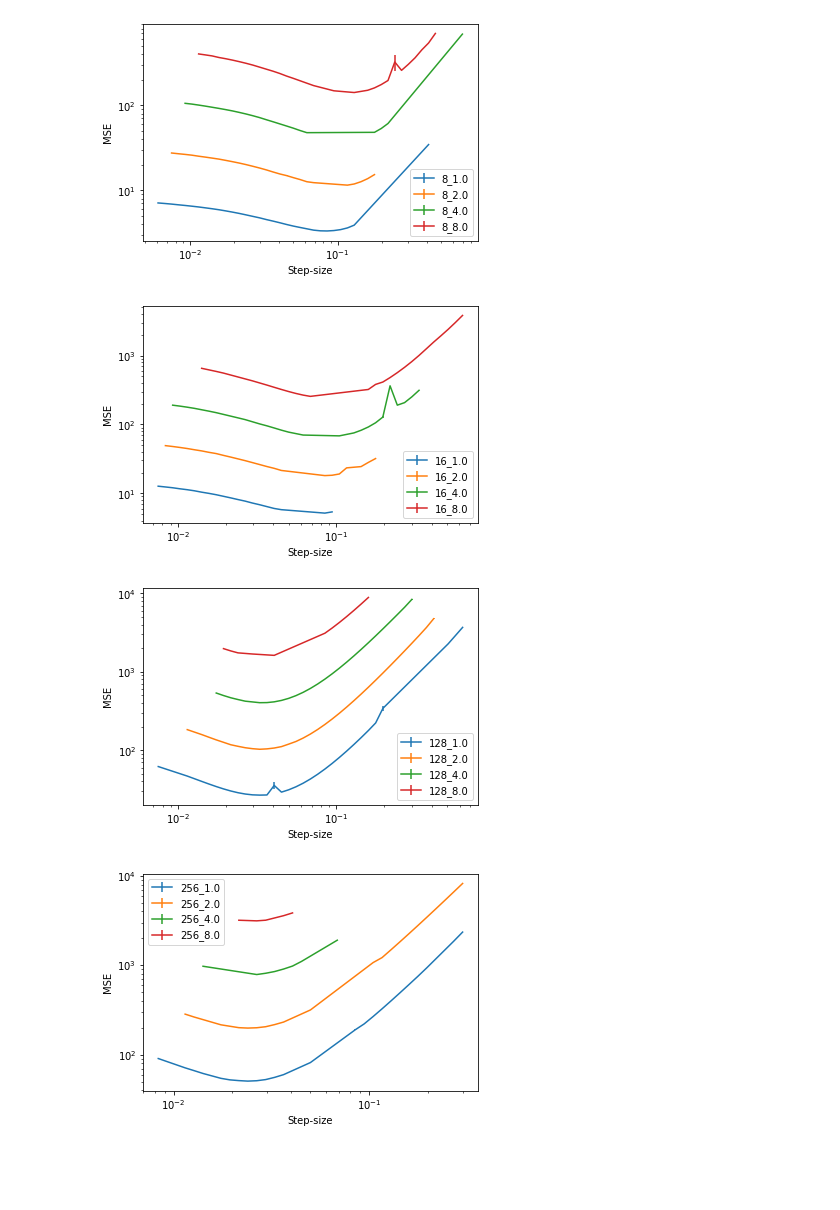
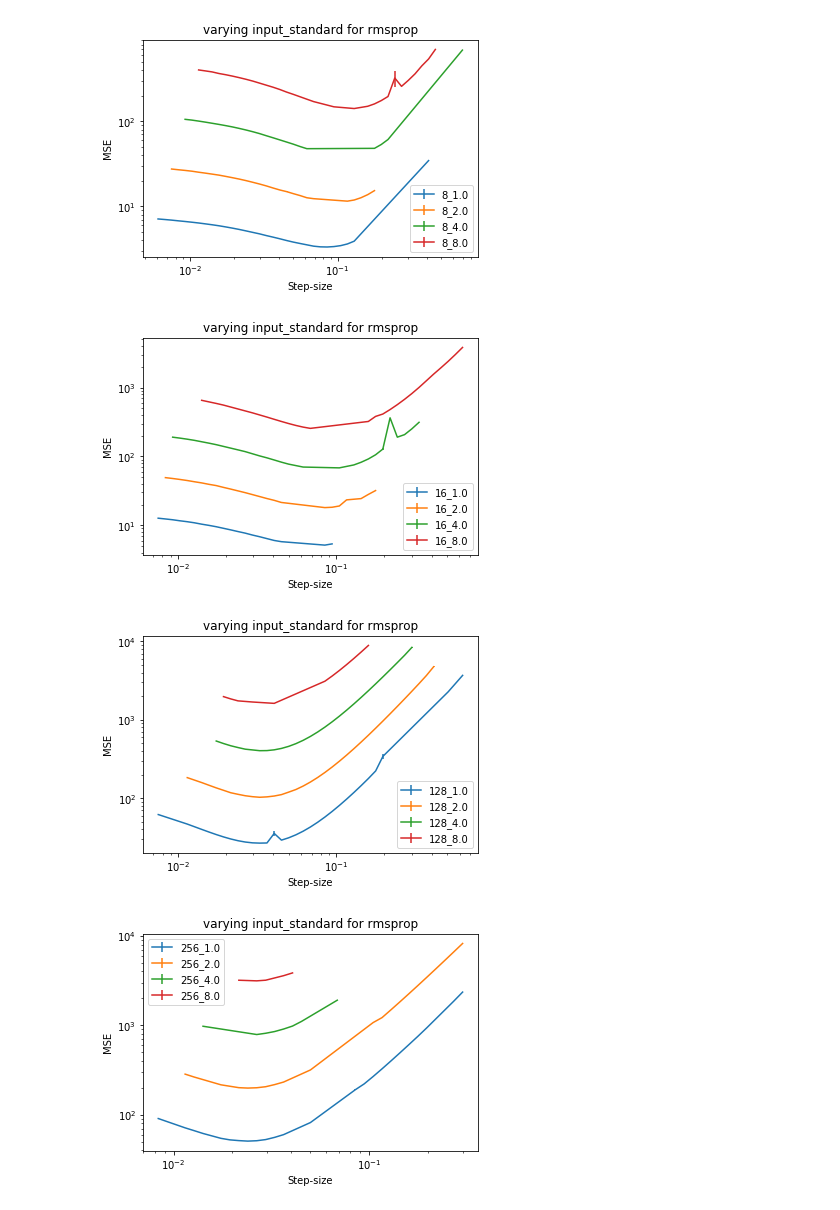
Before and after one commit to khurramjaved96/robust_adaptive_linear_learners, a Jupyter notebook: notebooks/RMSProp.ipynb, the cells around one changed output. Saved outputs shown, nothing was run; the diff lists cells and outputs as text; code cells hidden in the pictures; blank space fills up the shorter version.

```diff
--- a/notebooks/RMSProp.ipynb
+++ b/notebooks/RMSProp.ipynb
@@ -84,7 +84,7 @@ for beta in betas:
     plt.xscale("log")
     # plt.xlim(1e-2, 1)
     plt.legend()
-    plt.title("MSE for different betas")
+    plt.title("varying betas for rmsprop")
     # plt.savefig("exp_1_role_of_features.pdf", format="pdf")
     plt.show()
 # %% [output]
@@ -122,7 +122,7 @@ for dist in features:
     # plt.ylim(0.1, 3000)
     plt.xscale("log")
     plt.legend()
-    # plt.title("Asymptotic error for different input distributions")
+    plt.title("varying input_mean for rmsprop")
     # plt.savefig("exp_1_role_of_features.pdf", format="pdf")
     plt.show()
 # %% [output]
@@ -138,35 +138,35 @@ db_name = "yuxin_experiments_5_0_1"
 features = ["8", "16", "128", "256", "512"]
 input_mean = ["0.0"]
 input_stds = ["1.0", "2.0", "4.0", "8.0"]
 target_means = ["0.0"]
 target_stds = ["1"]
 
 
 for dist in features:
     for input_m in input_mean:
         for input_std in input_stds:
             for target_m in target_means:
                 for target_std in target_stds:
                     query = """select step_size, AVG(mean_sum_of_errors), std(mean_sum_of_errors)/sqrt(count(mean_sum_of_errors))
             from error_table JOIN runs r on error_table.run = r.run
             where features=%s and input_mean = %s and input_std=%s and target_mean=%s and target_std= %s and beta=0.999 and epsilon=1.0e-8 and mean_sum_of_errors is not null
             group by algorithm, features, step_size, target_noise, input_mean, input_std, target_mean, target_std
             order by features, step_size;"""%(dist, input_m, input_std, target_m, target_std)
                     plot(query, plt, dist + "_" + input_std)
 
     plt.xlabel('Step-size')
     plt.ylabel("MSE")
 
 
     plt.yscale("log")
     # plt.ylim(0.1, 3000)
     plt.xscale("log")
     plt.legend()
-    # plt.title("Asymptotic error for different input distributions")
+    plt.title("varying input_standard for rmsprop")
     # plt.savefig("exp_1_role_of_features.pdf", format="pdf")
     plt.show()
 # %% [output]
-[figure, old version]
+[figure, new version]
-[figure, old version]
+[figure, new version]
-[figure, old version]
+[figure, new version]
-[figure, old version]
+[figure, new version]
```
Also changed, not shown: parts of 5 cells of this notebook.
